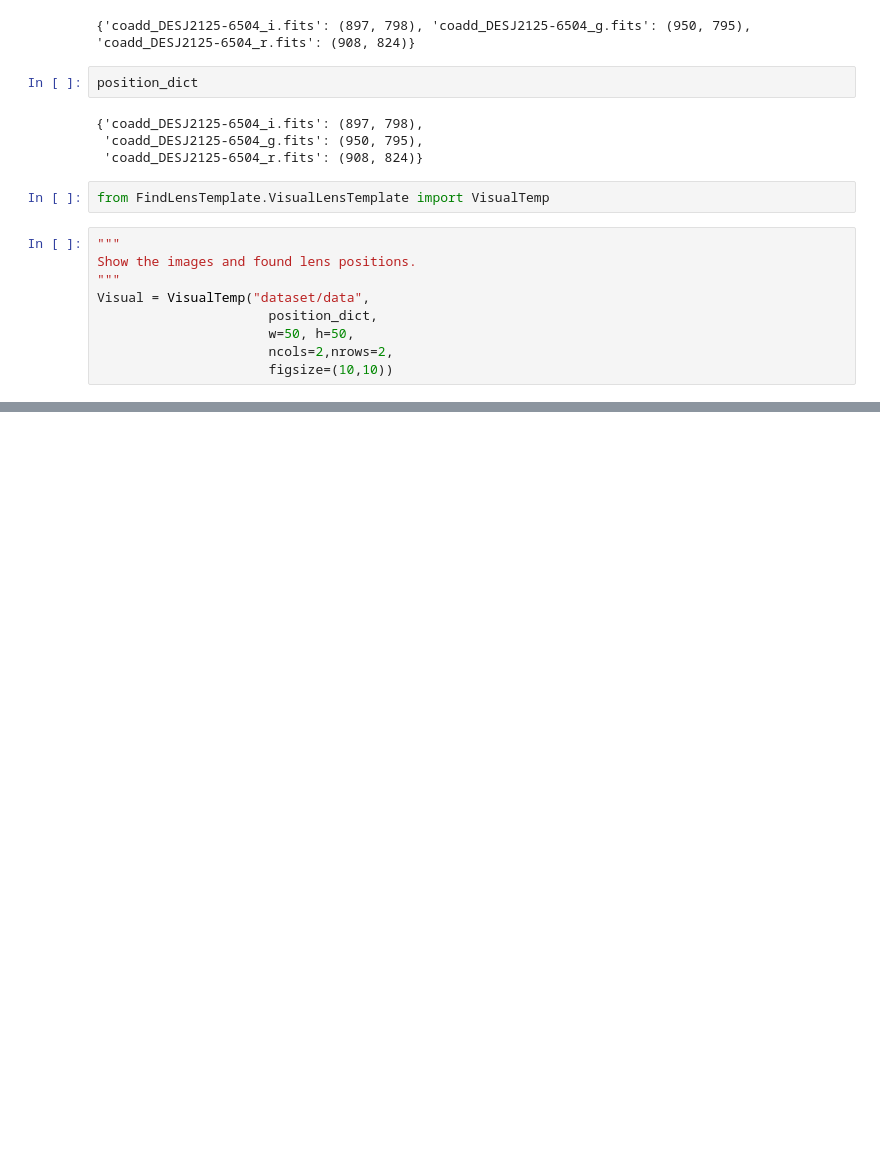
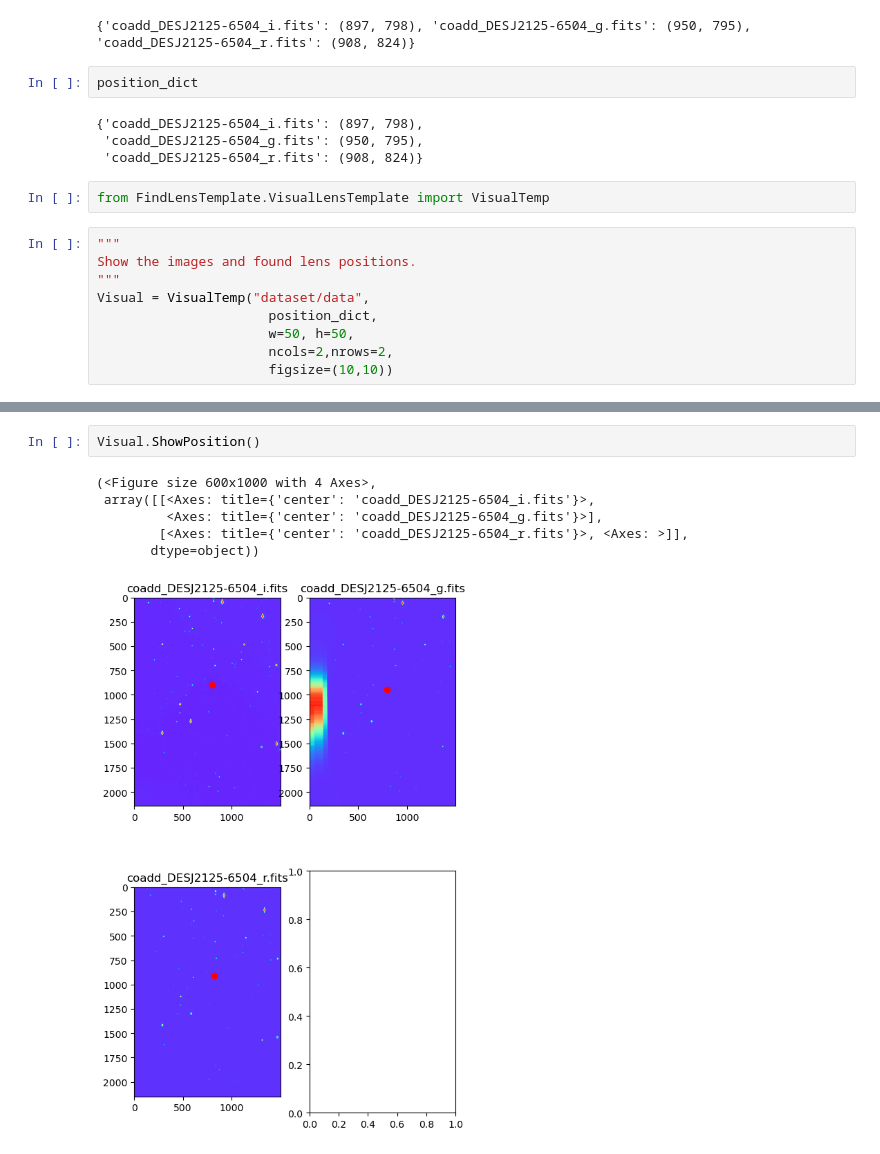
Before and after one commit to Cywtim/LensMatching, a Jupyter notebook: tutorial.ipynb, the cells around one changed output, grey strips where cells are left out. Cells and saved outputs as stored; diff of their text form; blank space fills up the shorter version.

Commit message:
Cyan: update the visualization.

```diff
--- a/tutorial.ipynb
+++ b/tutorial.ipynb
@@ -84,0 +85,9 @@ Visual.ShowSubplots()
+# %%
+Visual.ShowPosition()
+# %% [output]
+(<Figure size 600x1000 with 4 Axes>,
+ array([[<Axes: title={'center': 'coadd_DESJ2125-6504_i.fits'}>,
+         <Axes: title={'center': 'coadd_DESJ2125-6504_g.fits'}>],
+        [<Axes: title={'center': 'coadd_DESJ2125-6504_r.fits'}>, <Axes: >]],
+       dtype=object))
+[figure, added]
```
Also changed, not shown: parts of 1 cell of this notebook, 1 other file.
